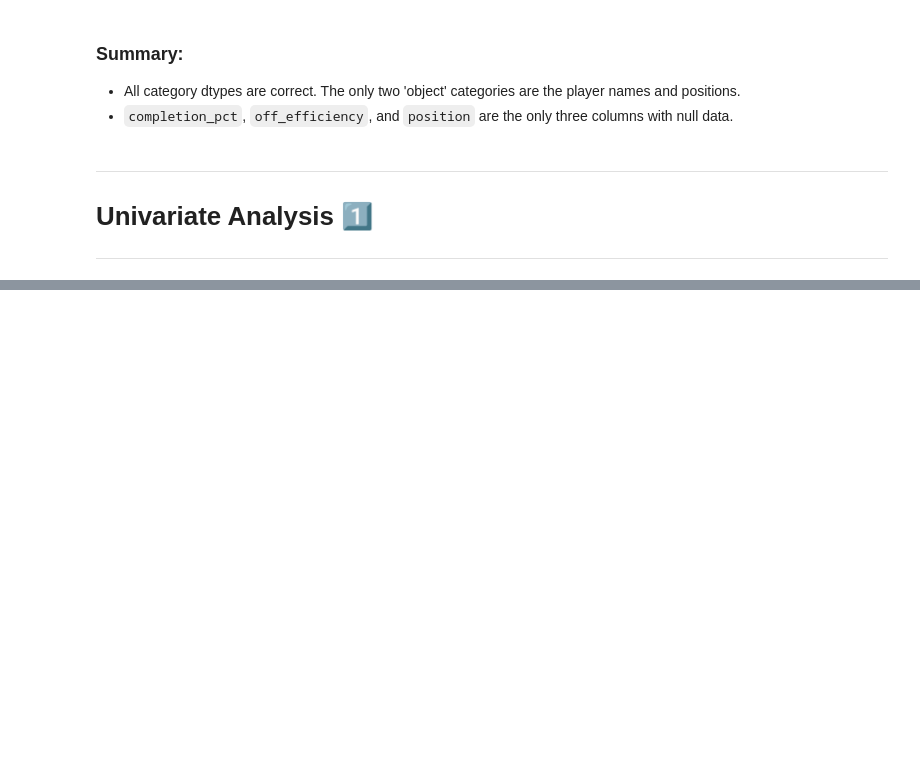
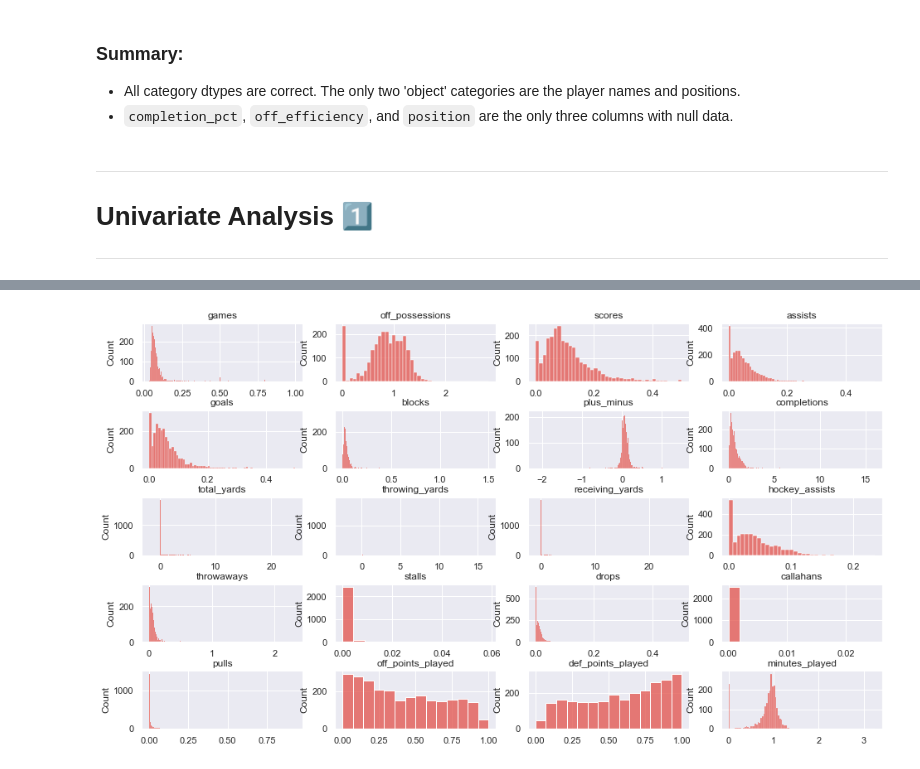
Before and after one commit to g-lorenzo/audl_ds, a Jupyter notebook: P2 - Player Categorization.ipynb, the cells around one changed output, grey strips where cells are left out. Cells and saved outputs as stored; diff of their text form; code cells hidden in the pictures; blank space fills up the shorter version.

```diff
--- a/P2 - Player Categorization.ipynb
+++ b/P2 - Player Categorization.ipynb
@@ -102,0 +124,17 @@ for col, ax in zip(df.columns.drop('player'), ax.ravel()):
+# %%
+cols_to_ignore = ['completion_pct', 'off_efficiency', 'position', 'player']
+cols_to_keep = df.columns.drop(labels=cols_to_ignore)
+
+norm_df = df.loc[:, cols_to_keep].div(df['points_played'], axis=0)
+
+fig, ax = plt.subplots(nrows=5, ncols=4, figsize=(16, 9))
+plt.subplots_adjust(hspace=0.5)
+
+for col, ax in zip(norm_df.columns.drop(labels=['points_played']), ax.ravel()):
+    sns.histplot(data=norm_df, x=col, ax=ax)
+
+    # chart formatting
+    ax.set_title(col)
+    ax.set_xlabel("")
+# %% [output]
+[figure, added]
```
Also changed, not shown: parts of 30 cells of this notebook.
